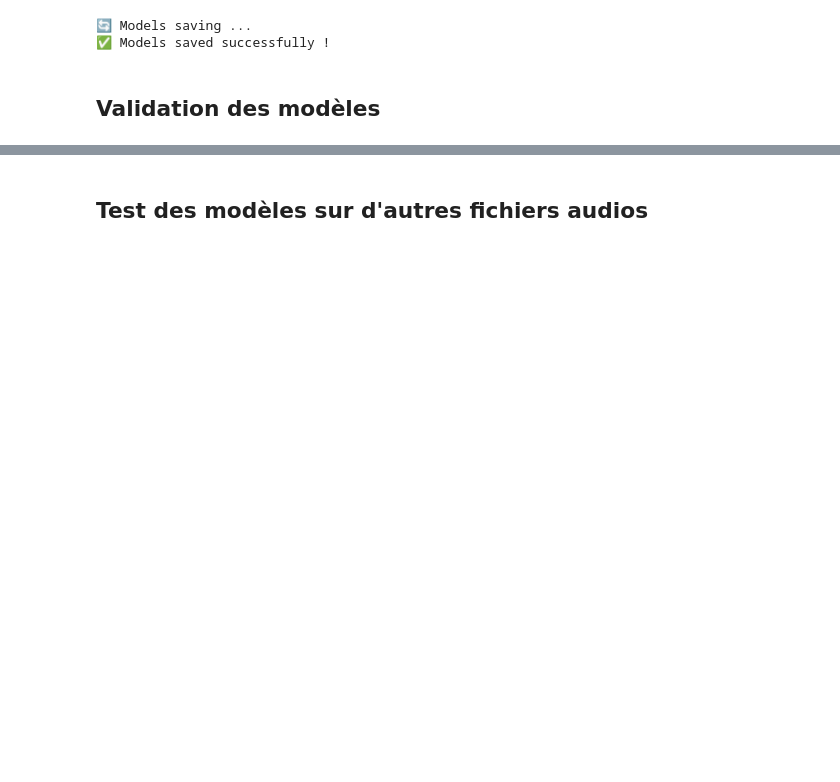
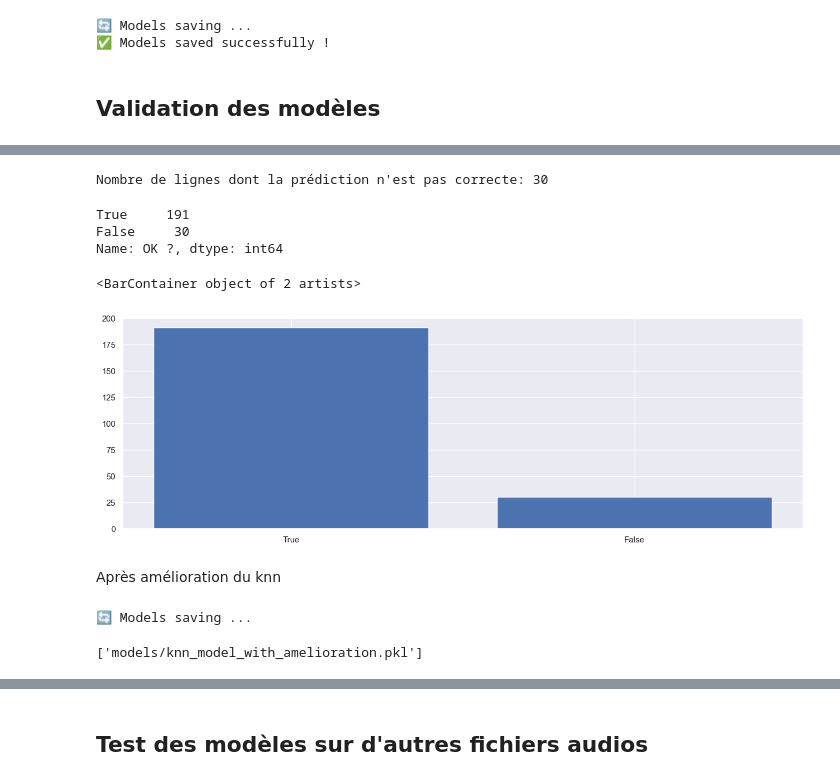
Before and after one commit to Anisoft17041997/SERAPP, a Jupyter notebook: ml/SERAPP__WANDJI_K.ipynb, the cells around one changed output, grey strips where cells are left out. Drawn from its saved outputs; the diff is of its cells as text; code cells hidden in the pictures; blank space fills up the shorter version.

```diff
--- a/ml/SERAPP__WANDJI_K.ipynb
+++ b/ml/SERAPP__WANDJI_K.ipynb
@@ -303,0 +353,22 @@ compare.head(20)
+# %%
+# nombre de lignes dont la prédiction n'est pas correcte
+nombre_de_lignes = compare[compare["OK ?"] == False].shape[0]
+print("Nombre de lignes dont la prédiction n'est pas correcte:", nombre_de_lignes)
+# %% [output]
+Nombre de lignes dont la prédiction n'est pas correcte: 30
+# %%
+import matplotlib.pyplot as plt
+
+# Compter les occurrences de chaque valeur dans la colonne
+counts = compare['OK ?'].value_counts()
+print(counts)
+# Créer le graphique à barres
+plt.bar(["True", "False"], counts.values)
+# %% [output]
+True     191
+False     30
+Name: OK ?, dtype: int64
+<BarContainer object of 2 artists>
+[figure, added]
+# %% [markdown]
+Après amélioration du knn
@@ -303,0 +393,7 @@ compare.head(20)
+# %%
+# Sauvegarde du knn amelioré
+print("🔄 Models saving ...")
+joblib.dump(knn_model_with_amelioration, 'models/knn_model_with_amelioration.pkl')
+# %% [output]
+🔄 Models saving ...
+['models/knn_model_with_amelioration.pkl']
```
Also changed, not shown: parts of 39 cells of this notebook, 5 other files.
